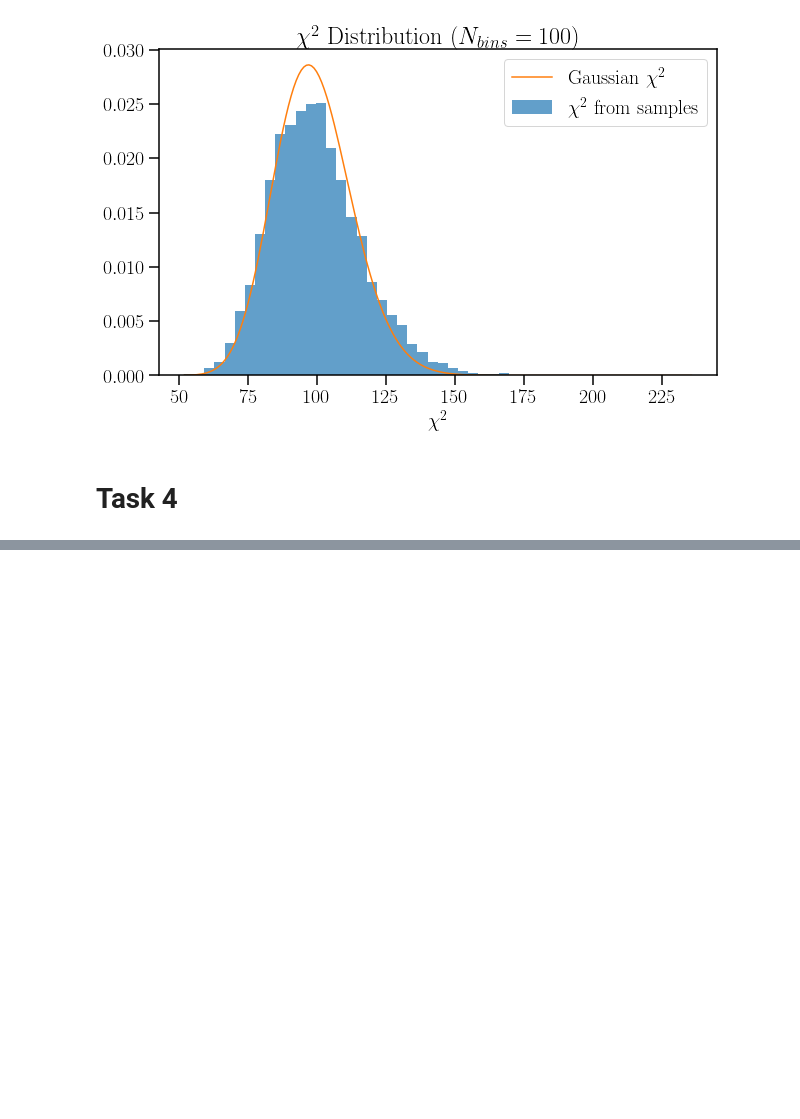
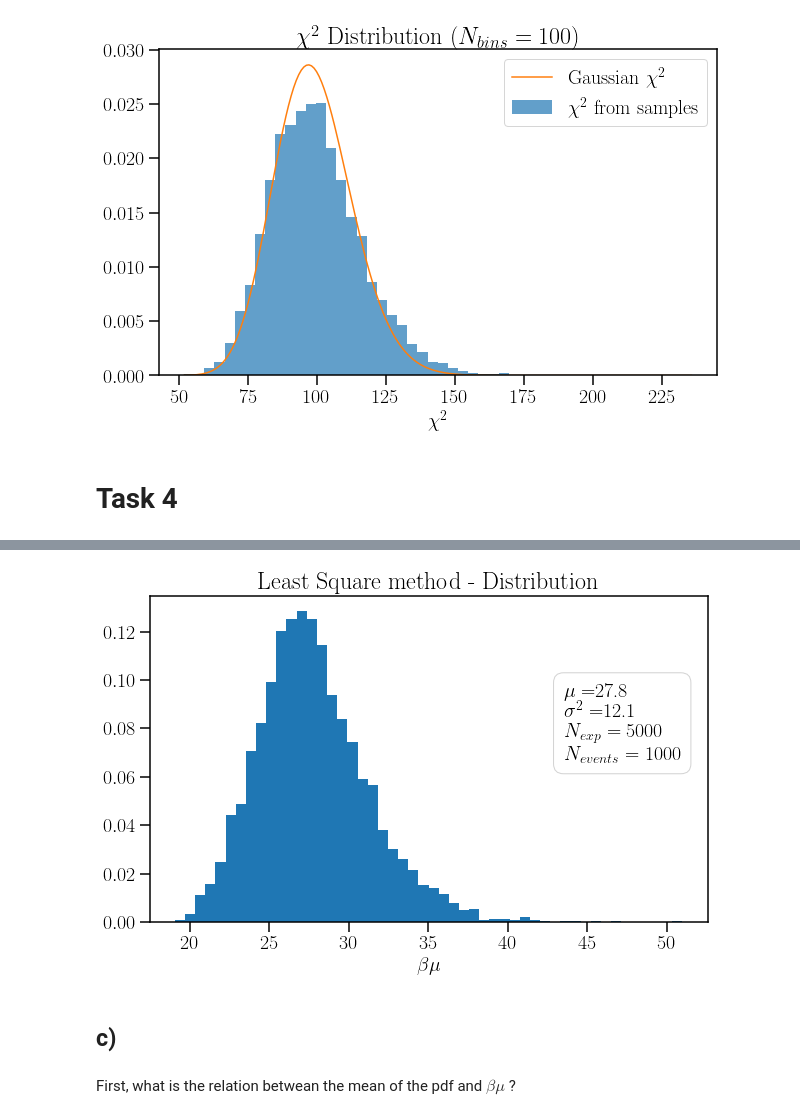
Before and after one commit to Nayaqs/stats, a Jupyter notebook: FinalProject-Andres.ipynb, the cells around one changed output, grey strips where cells are left out. Cells and saved outputs as stored; diff of their text form; code cells hidden in the pictures; blank space fills up the shorter version.

```diff
--- a/FinalProject-Andres.ipynb
+++ b/FinalProject-Andres.ipynb
@@ -494,0 +533,27 @@ plt.show()
+# %%
+Nexp4b = int(5e3)
+par_nb = np.zeros(Nexp4b)
+for n in range(Nexp4b):
+    data = MCgenFix(pdf,0,pdfxmax,pdfymax,N4)
+    num, bins = np.histogram(data,nbins)[:2]
+    par_nb[n] = minimize_scalar(lambda x: leastSquare(x,num,bins),[25,35]).x
+# %%
+plt.hist(par_nb,50,density=True)
+
+plt.figtext(0.7,0.50,
+            '$\mu = $%0.1f'%par_nb.mean()+
+            '\n$\sigma^2 = $%0.1f'%par_nb.var()+
+            '\n$N_{exp} = %i$'%Nexp4b+
+            '\n$N_{events} = %i$'%N4
+            ,bbox=dict(facecolor='white', edgecolor='lightgrey', boxstyle='round', pad=0.5))
+
+
+plt.title("Least Square method - Distribution")
+plt.xlabel(r'$\beta\mu$')
+plt.show()
+# %% [output]
+[figure, added]
+# %% [markdown]
+## c)
+# %% [markdown]
+First, what is the relation betwean the mean of the pdf and $\beta\mu$ ?
```
Also changed, not shown: parts of 33 cells of this notebook.
